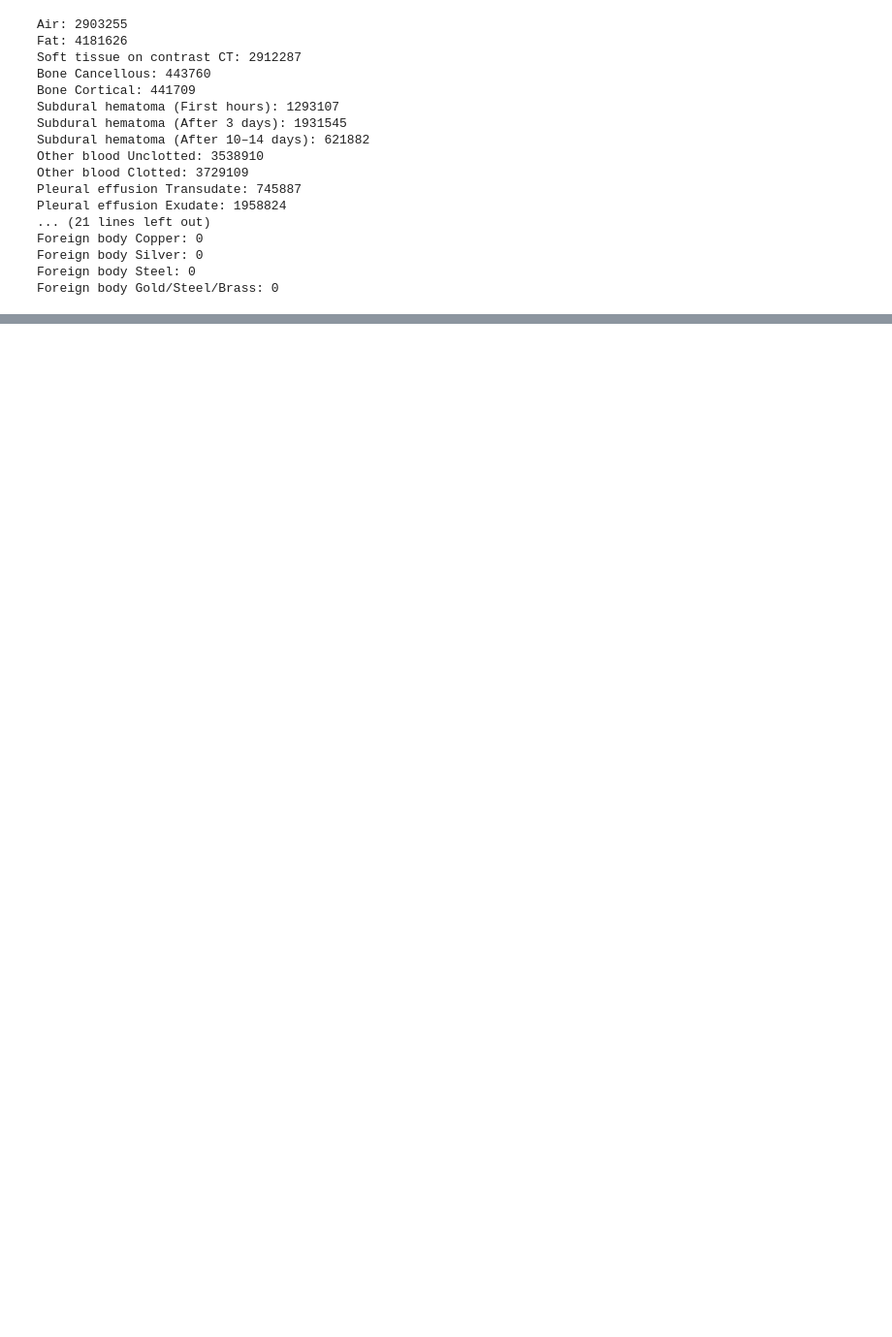
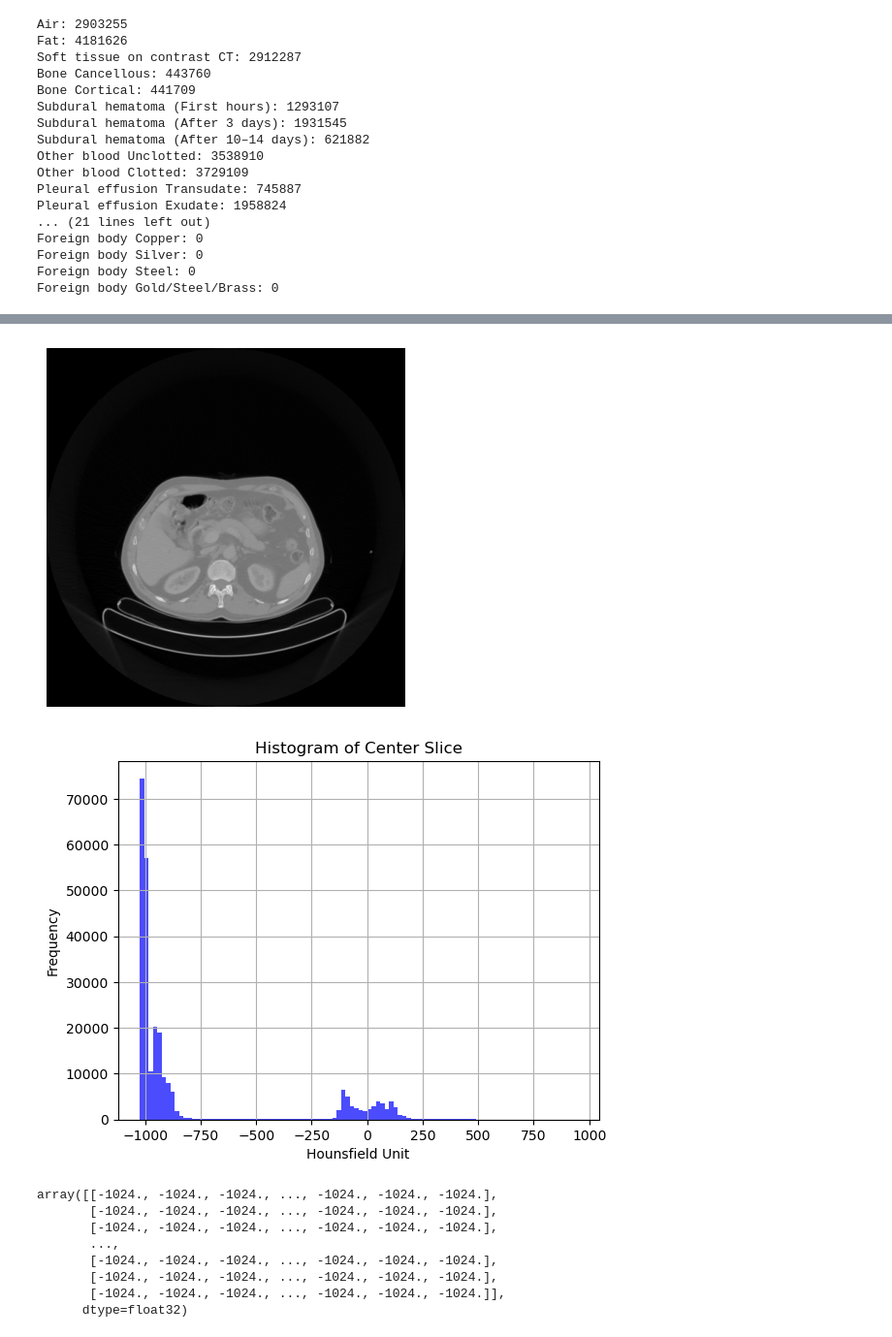
Before and after one commit to Justin-SG/inferring_body_weight_from_ct_scans, a Jupyter notebook: 3_Data_Preparation/Justin/Segmentation_test.ipynb, the cells around one changed output, grey strips where cells are left out. Shown at 97% size. Saved outputs shown, nothing was run; the diff lists cells and outputs as text; code cells hidden in the pictures; blank space fills up the shorter version.

```diff
--- a/3_Data_Preparation/Justin/Segmentation_test.ipynb
+++ b/3_Data_Preparation/Justin/Segmentation_test.ipynb
@@ -382,0 +408,34 @@ plt.show()
+# %%
+import numpy as np
+
+# load npy file
+pixel_array_file_path = "../../Data/PixelArray/Scan_2.npy"
+# load pixel array as float32
+image_array = np.load(pixel_array_file_path).astype(np.float32)
+
+center_slice = image_array[280, :, :]
+center_slice = center_slice - 1024
+plt.imshow(center_slice, cmap='gray')
+plt.axis('off')
+plt.show()
+
+# plot histogram of center_slice
+plt.hist(center_slice.flatten(), bins=100, color='blue', alpha=0.7)
+plt.title("Histogram of Center Slice")
+plt.xlabel("Hounsfield Unit")
+plt.ylabel("Frequency")
+plt.grid(True)
+plt.show()
+
+center_slice
+# %% [output]
+[figure, added]
+[figure, added]
+array([[-1024., -1024., -1024., ..., -1024., -1024., -1024.],
+       [-1024., -1024., -1024., ..., -1024., -1024., -1024.],
+       [-1024., -1024., -1024., ..., -1024., -1024., -1024.],
+       ...,
+       [-1024., -1024., -1024., ..., -1024., -1024., -1024.],
+       [-1024., -1024., -1024., ..., -1024., -1024., -1024.],
+       [-1024., -1024., -1024., ..., -1024., -1024., -1024.]],
+      dtype=float32)
```
Also changed, not shown: parts of 4 cells of this notebook, 4 other files.
